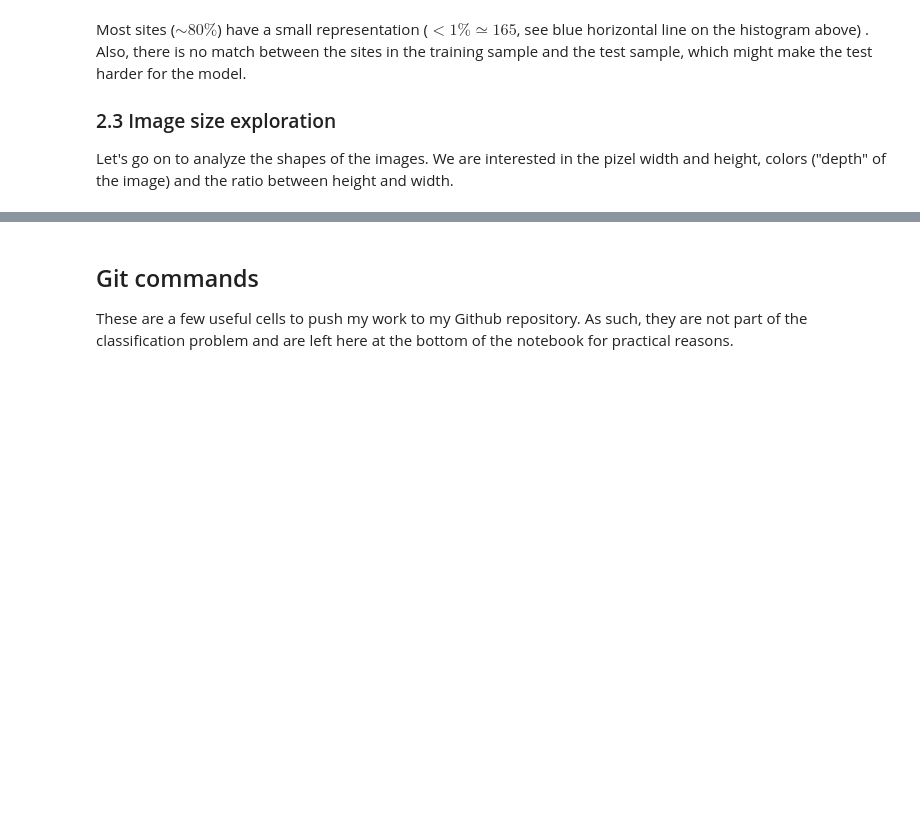
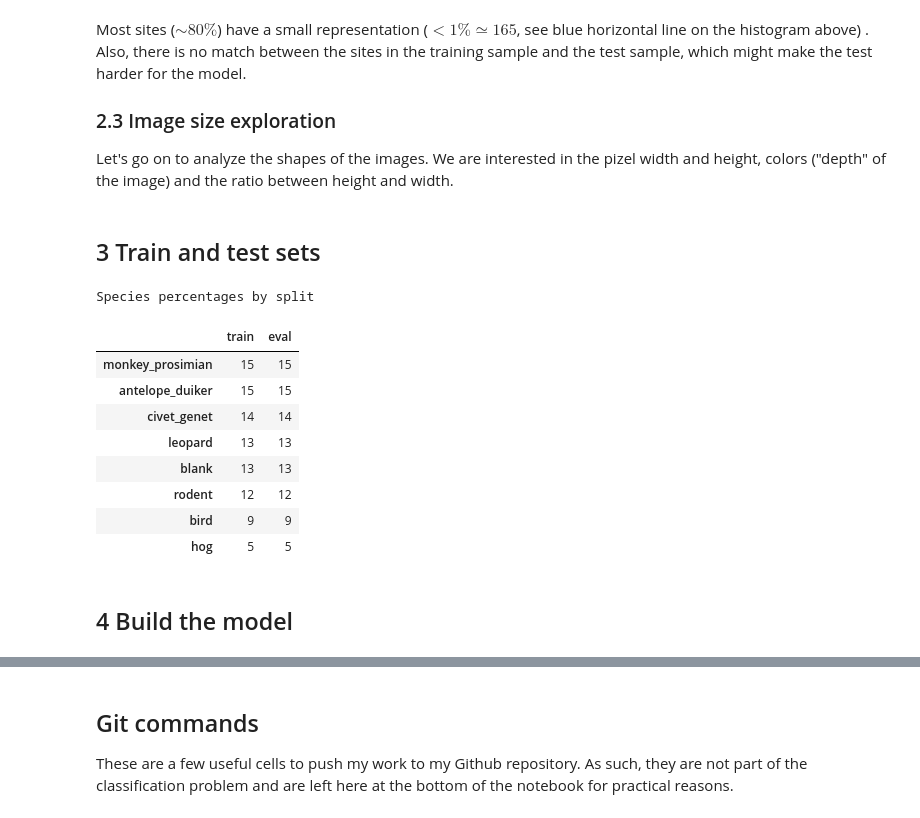
Before and after one commit to RosCarraro/Conser-vision, a Jupyter notebook: Conser-vision_classification.ipynb, the cells around one changed output, grey strips where cells are left out. Drawn from its saved outputs; the diff is of its cells as text; code cells hidden in the pictures; blank space fills up the shorter version.

```diff
--- a/Conser-vision_classification.ipynb
+++ b/Conser-vision_classification.ipynb
@@ -157,3 +166,18 @@ Most sites ($\sim 80\%$) have a small representation ($<1\% \simeq165$, see blue
 
 ### 2.3 Image size exploration
 Let's go on to analyze the shapes of the images. We are interested in the pizel width and height, colors ("depth" of the image) and the ratio between height and width.
+# %%
+# retrieve images' sizes
+for idx,row in train_features.iterrows():
+    # reads the filepath and returns a numpy array
+    img = mpimg.imread(row.filepath)
+    #print(img.shape,'ratio',img.shape[1]/img.shape[0])
+
+    #save sizes to df
+    train_features.loc[idx,'height']=img.shape[0]
+    train_features.loc[idx,'width']=img.shape[1]
+    if len(img.shape)>2:
+      train_features.loc[idx,'depth']=img.shape[2]
+    else:
+      train_features.loc[idx,'depth']=1
+    train_features.loc[idx,'size_ratio']=img.shape[1]/img.shape[0]
@@ -159,0 +186,34 @@ Let's go on to analyze the shapes of the images. We are interested in the pizel
+# %% [markdown]
+## 3 Train and test sets
+# %%
+#frac = 0.5
+
+y = train_labels#.sample(frac=frac, random_state=1)
+x = train_features.loc[y.index].filepath.to_frame()
+
+# note that we are casting the species labels to an indicator/dummy matrix
+x_train, x_eval, y_train, y_eval = train_test_split(
+    x, y, stratify=y, test_size=0.25, random_state=32
+)
+# %%
+split_pcts = pd.DataFrame(
+    {
+        "train": y_train.idxmax(axis=1).value_counts(normalize=True),
+        "eval": y_eval.idxmax(axis=1).value_counts(normalize=True),
+    }
+)
+print("Species percentages by split")
+(split_pcts.fillna(0) * 100).astype(int)
+# %% [output]
+Species percentages by split
+|  | train | eval |
+| monkey_prosimian | 15 | 15 |
+| antelope_duiker | 15 | 15 |
+| civet_genet | 14 | 14 |
+| leopard | 13 | 13 |
+| blank | 13 | 13 |
+| rodent | 12 | 12 |
+| bird | 9 | 9 |
+| hog | 5 | 5 |
+# %% [markdown]
+## 4 Build the model
```
Also changed, not shown: parts of 47 cells of this notebook, 2 other files.
